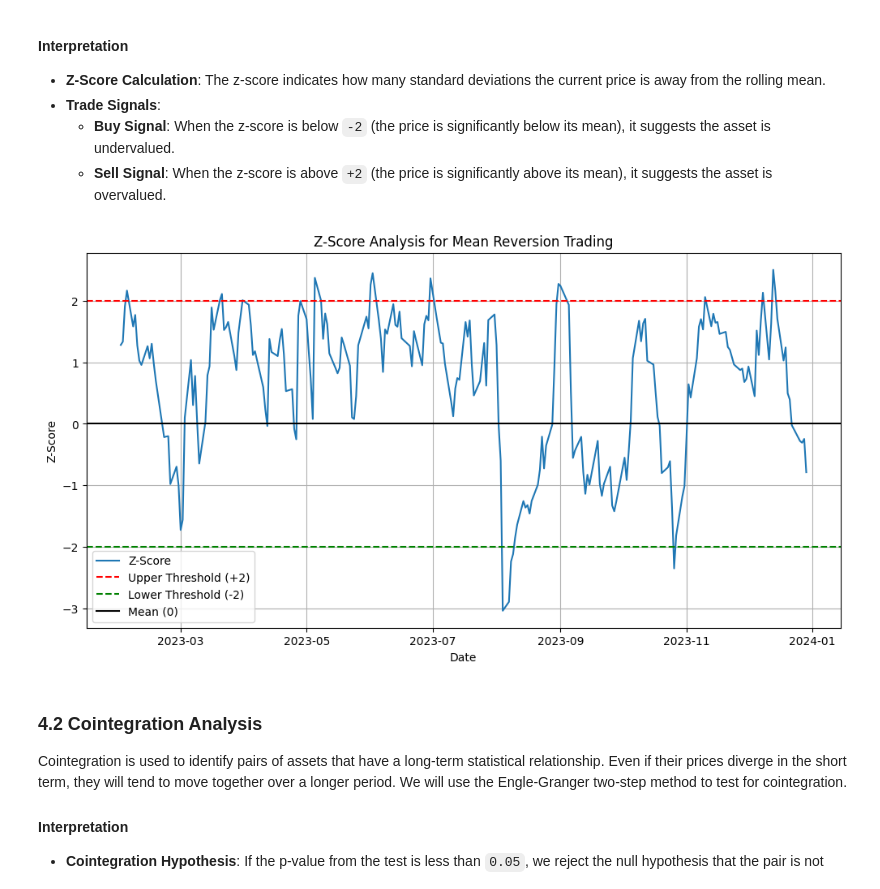
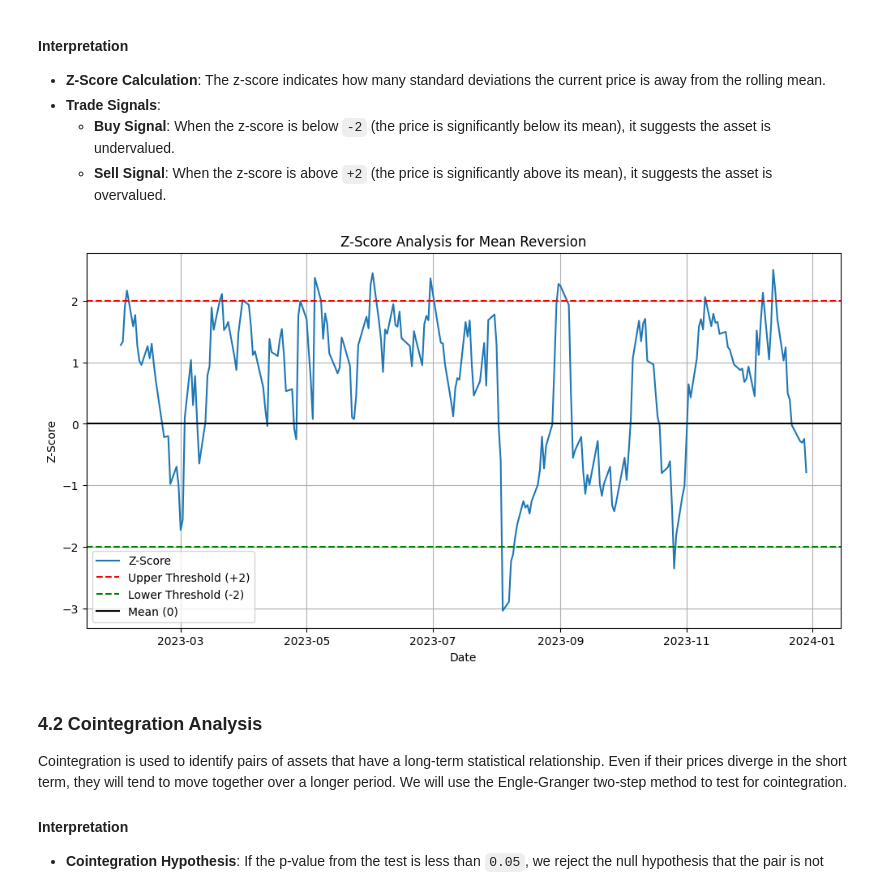
Before and after one commit to esxr/project-arbo, a Jupyter notebook: Cauldron/general_outline.ipynb, the cells around one changed output. Saved outputs shown, nothing was run; the diff lists cells and outputs as text; code cells hidden in the pictures.

```diff
--- a/Cauldron/general_outline.ipynb
+++ b/Cauldron/general_outline.ipynb
@@ -247,35 +218,35 @@ def calculate_z_scores(data, ticker, window=20):
     - DataFrame: Original data with added columns for rolling mean, std, and z-score
     """
     ticker_data = data[data['Ticker'] == ticker].copy()
     ticker_data['Rolling_Mean'] = ticker_data['Close'].rolling(window=window).mean()
     ticker_data['Rolling_Std'] = ticker_data['Close'].rolling(window=window).std()
     ticker_data['Z_Score'] = (ticker_data['Close'] - ticker_data['Rolling_Mean']) / ticker_data['Rolling_Std']
 
     return ticker_data
 
 # Example: Calculate z-scores for Apple
 apple_data = calculate_z_scores(data, 'AAPL', window=20)
 
 # Plot z-scores to identify trade signals
 def plot_z_scores(ticker_data):
     """
     Plot the z-scores to visualize potential trade signals.
     """
     plt.figure(figsize=(12, 6))
     plt.plot(ticker_data['Date'], ticker_data['Z_Score'], label='Z-Score')
     plt.axhline(2, color='red', linestyle='--', label='Upper Threshold (+2)')
     plt.axhline(-2, color='green', linestyle='--', label='Lower Threshold (-2)')
     plt.axhline(0, color='black', linestyle='-', label='Mean (0)')
-    plt.title('Z-Score Analysis for Mean Reversion Trading')
+    plt.title('Z-Score Analysis for Mean Reversion')
     plt.xlabel('Date')
     plt.ylabel('Z-Score')
     plt.legend()
     plt.grid(True)
     plt.show()
 
 plot_z_scores(apple_data)
 # %% [output]
-[figure, old version]
+[figure, new version]
 # %% [markdown]
 ### 4.2 Cointegration Analysis
 
```
Also changed, not shown: parts of 21 cells of this notebook, 12 other files.
